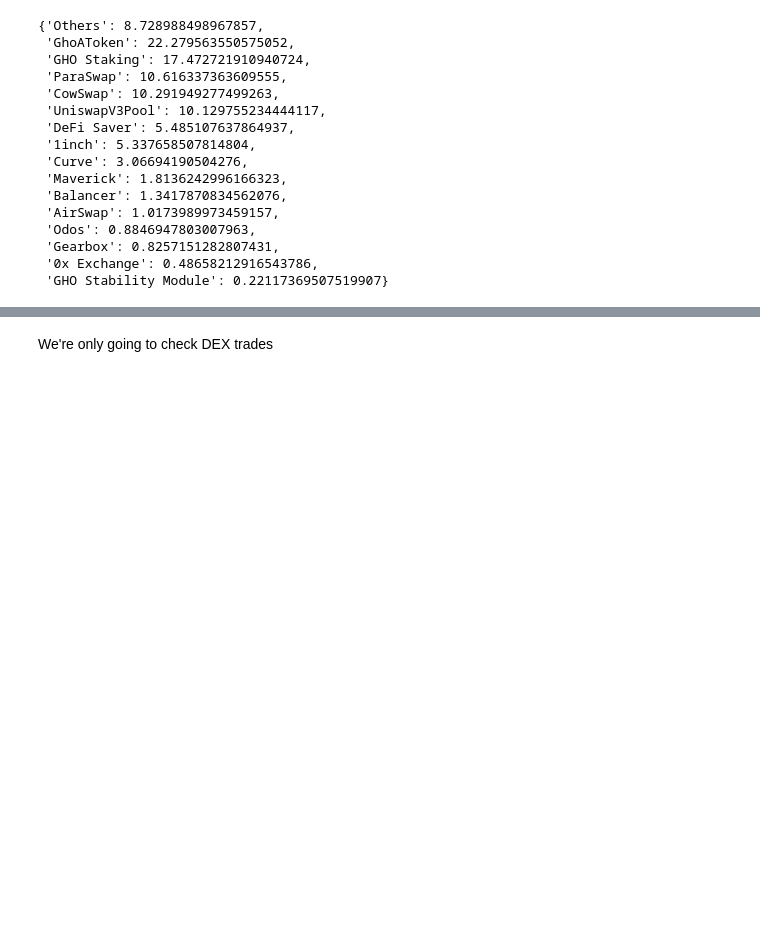
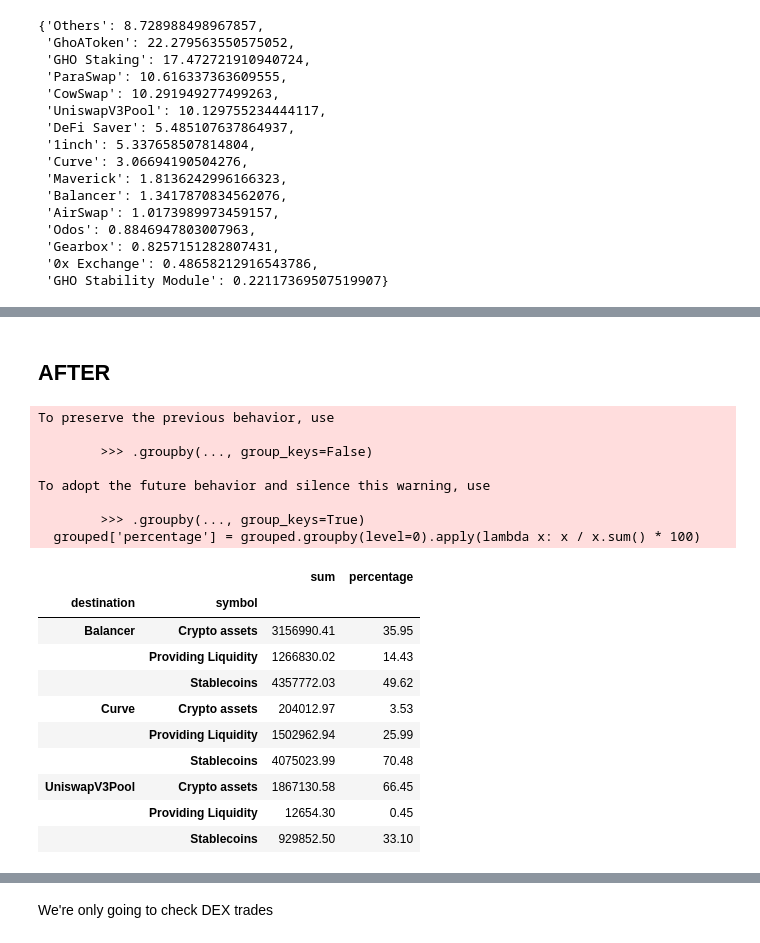
Before and after one commit to benber86/gho_users, a Jupyter notebook: Flows-Volume-Before-After.ipynb, the cells around one changed output, grey strips where cells are left out. Saved outputs shown, nothing was run; the diff lists cells and outputs as text; code cells hidden in the pictures; blank space fills up the shorter version.

```diff
--- a/Flows-Volume-Before-After.ipynb
+++ b/Flows-Volume-Before-After.ipynb
@@ -569,0 +940,54 @@ for k, v in fo_count_after.items():
+# %% [markdown]
+## AFTER
+# %%
+dex_txs_after = dex_txs[dex_txs['blockTimestamp'].astype(int) > 1710421200]
+result_df_after = result_df[result_df['tx_hash'].isin(set(dex_txs_after['transactionHash']))]
+
+def relabel(label):
+    if label in A_TOKENS:
+        return 'aTokens'
+    elif label in MAJORS:
+        return label
+    elif label in VAR_DEBT_TOKENS:
+        return 'Variable debt tokens'
+    elif label in OTHER_STABLES:
+        return 'Stablecoins'
+    elif label in BTC:
+        return 'Crypto assets'
+    elif label in ETH_AND_LSTS:
+        return 'Crypto assets'
+    elif label in GHO:
+        return 'GHO Yield Aggregation'
+    elif label in LP_SYMBOLS:
+        return 'Providing Liquidity'
+    return 'Crypto assets'
+
+label_df = result_df_after.copy()
+label_df['symbol'] = label_df['symbol'].apply(relabel)
+
+grouped = label_df[['symbol', 'destination', 'value_out']].groupby(['destination', 'symbol']).sum()
+grouped = grouped.rename(columns={'value_out': 'sum'})
+grouped['percentage'] = grouped.groupby(level=0).apply(lambda x: x / x.sum() * 100)
+grouped = grouped.reset_index()
+grouped = grouped.set_index(['destination', 'symbol'])
+grouped
+# %% [output]
+To preserve the previous behavior, use
+
+        >>> .groupby(..., group_keys=False)
+
+To adopt the future behavior and silence this warning, use
+
+        >>> .groupby(..., group_keys=True)
+  grouped['percentage'] = grouped.groupby(level=0).apply(lambda x: x / x.sum() * 100)
+|  |  | sum | percentage |
+| destination | symbol |  |  |
+| Balancer | Crypto assets | 3156990.41 | 35.95 |
+|  | Providing Liquidity | 1266830.02 | 14.43 |
+|  | Stablecoins | 4357772.03 | 49.62 |
+| Curve | Crypto assets | 204012.97 | 3.53 |
+|  | Providing Liquidity | 1502962.94 | 25.99 |
+|  | Stablecoins | 4075023.99 | 70.48 |
+| UniswapV3Pool | Crypto assets | 1867130.58 | 66.45 |
+|  | Providing Liquidity | 12654.30 | 0.45 |
+|  | Stablecoins | 929852.50 | 33.10 |
```
Also changed, not shown: parts of 13 cells of this notebook.
